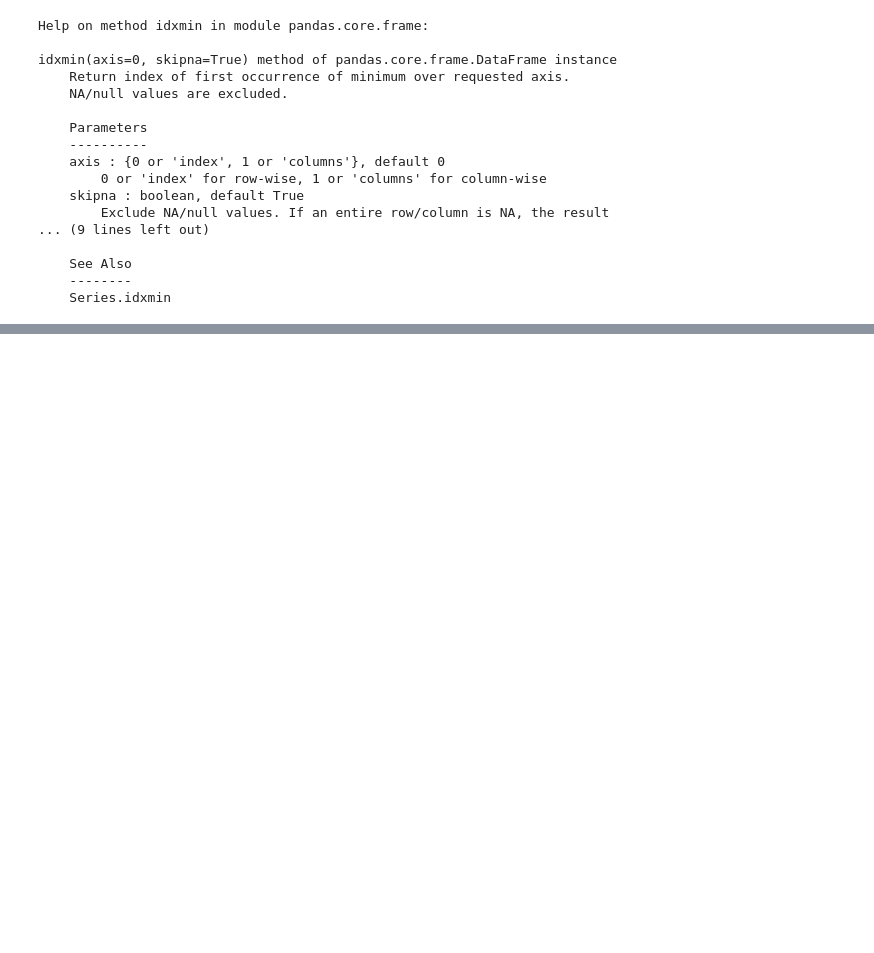
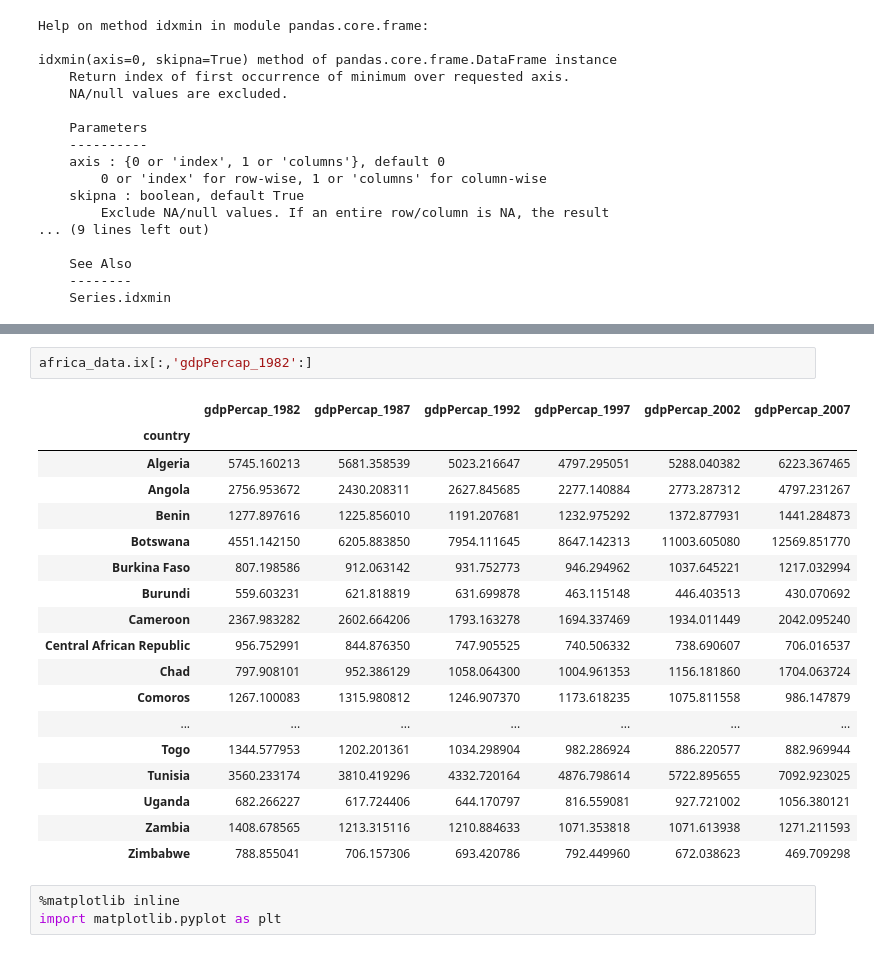
Before and after one commit to pvanheus/2016-10-05-riverclub-python, a Jupyter notebook: Session3.ipynb, the cells around one changed output, grey strips where cells are left out. Cells and saved outputs as stored; diff of their text form; blank space fills up the shorter version.

```diff
--- a/Session3.ipynb
+++ b/Session3.ipynb
@@ -440,0 +485,24 @@ dtype: object
+# %%
+africa_data.ix[:,'gdpPercap_1982':]
+# %% [output]
+|  | gdpPercap_1982 | gdpPercap_1987 | gdpPercap_1992 | gdpPercap_1997 | gdpPercap_2002 | gdpPercap_2007 |
+| country |  |  |  |  |  |  |
+| Algeria | 5745.160213 | 5681.358539 | 5023.216647 | 4797.295051 | 5288.040382 | 6223.367465 |
+| Angola | 2756.953672 | 2430.208311 | 2627.845685 | 2277.140884 | 2773.287312 | 4797.231267 |
+| Benin | 1277.897616 | 1225.856010 | 1191.207681 | 1232.975292 | 1372.877931 | 1441.284873 |
+| Botswana | 4551.142150 | 6205.883850 | 7954.111645 | 8647.142313 | 11003.605080 | 12569.851770 |
+| Burkina Faso | 807.198586 | 912.063142 | 931.752773 | 946.294962 | 1037.645221 | 1217.032994 |
+| Burundi | 559.603231 | 621.818819 | 631.699878 | 463.115148 | 446.403513 | 430.070692 |
+| Cameroon | 2367.983282 | 2602.664206 | 1793.163278 | 1694.337469 | 1934.011449 | 2042.095240 |
+| Central African Republic | 956.752991 | 844.876350 | 747.905525 | 740.506332 | 738.690607 | 706.016537 |
+| Chad | 797.908101 | 952.386129 | 1058.064300 | 1004.961353 | 1156.181860 | 1704.063724 |
+| Comoros | 1267.100083 | 1315.980812 | 1246.907370 | 1173.618235 | 1075.811558 | 986.147879 |
+| ... | ... | ... | ... | ... | ... | ... |
+| Togo | 1344.577953 | 1202.201361 | 1034.298904 | 982.286924 | 886.220577 | 882.969944 |
+| Tunisia | 3560.233174 | 3810.419296 | 4332.720164 | 4876.798614 | 5722.895655 | 7092.923025 |
+| Uganda | 682.266227 | 617.724406 | 644.170797 | 816.559081 | 927.721002 | 1056.380121 |
+| Zambia | 1408.678565 | 1213.315116 | 1210.884633 | 1071.353818 | 1071.613938 | 1271.211593 |
+| Zimbabwe | 788.855041 | 706.157306 | 693.420786 | 792.449960 | 672.038623 | 469.709298 |
+# %%
+%matplotlib inline
+import matplotlib.pyplot as plt
```
Also changed, not shown: parts of 3 cells of this notebook.
